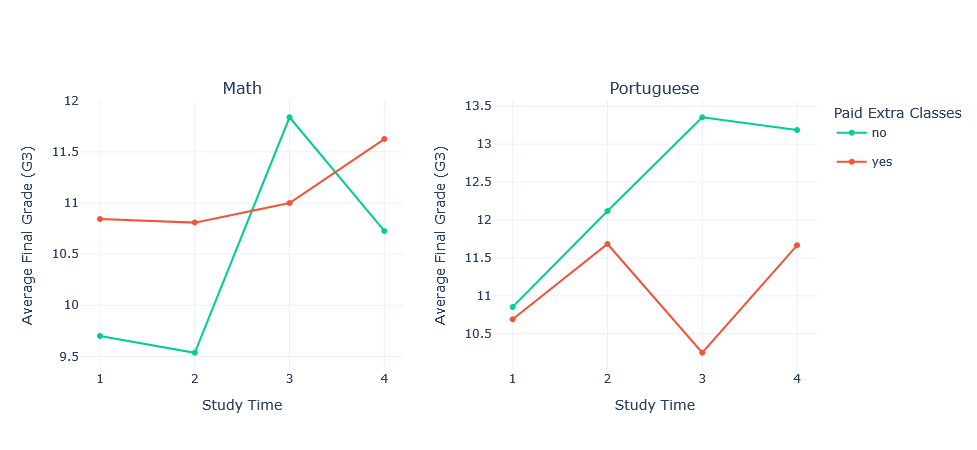
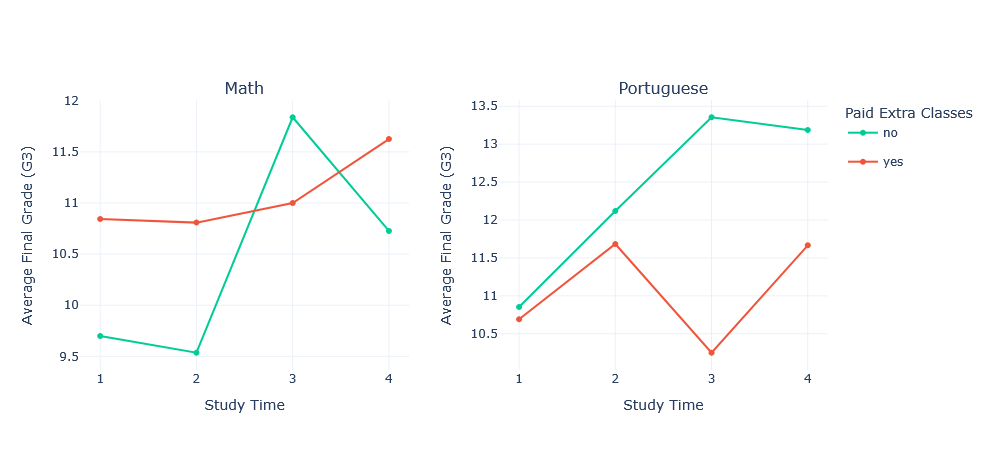
Unified diff of the notebook cell whose output changed from the first chart to the second:
--- before
+++ after
@@ -56,5 +56,5 @@
 fig.update_layout(
     height=450,
-    width=1000,
+    width=950,
     template="plotly_white",
     legend_title_text="Paid Extra Classes"
@@ -69,3 +69,3 @@
 fig.update_yaxes(title_text="Average Final Grade (G3)")
 
-fig.show()
+fig.show(config={"displayModeBar": False})

Commit: (Hopefully) final push